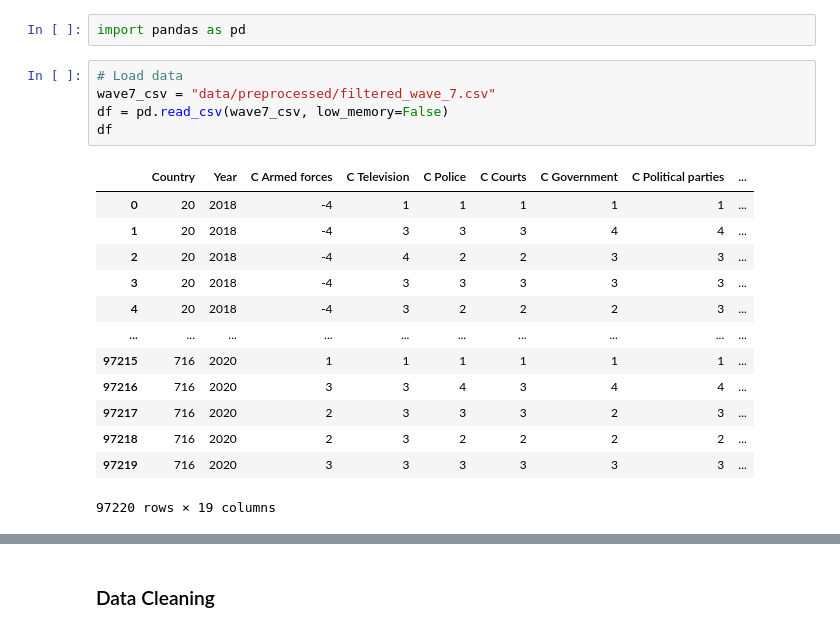
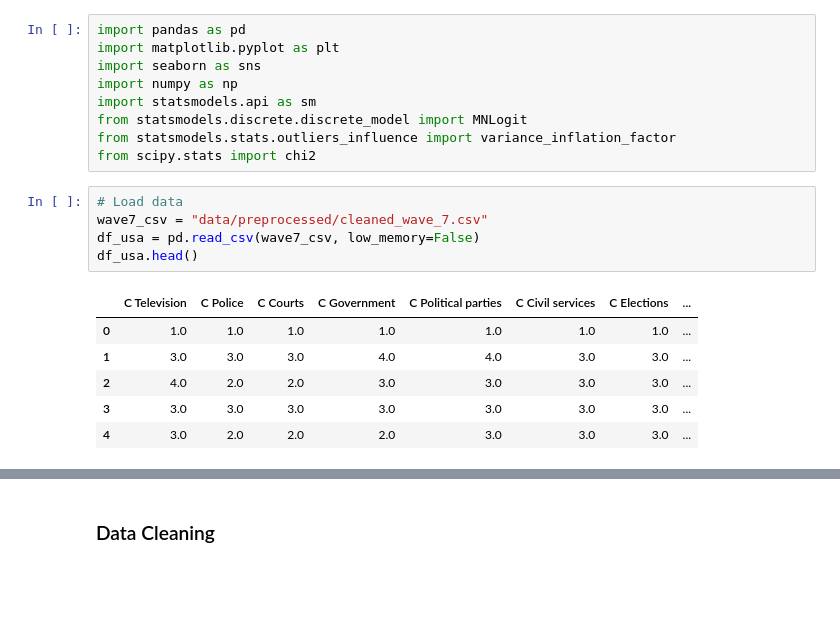
Before and after one commit to r-a-j/World-Value-Survey, a Jupyter notebook: RQ1_Exploratory_analysis.ipynb, the cells around one changed output, grey strips where cells are left out. Saved outputs shown, nothing was run; the diff lists cells and outputs as text; blank space fills up the shorter version.

```diff
--- a/RQ1_Exploratory_analysis.ipynb
+++ b/RQ1_Exploratory_analysis.ipynb
@@ -1,21 +1,21 @@
-# %%
-import pandas as pd
+# %%
+import pandas as pd
+import matplotlib.pyplot as plt
+import seaborn as sns
+import numpy as np
+import statsmodels.api as sm
+from statsmodels.discrete.discrete_model import MNLogit
+from statsmodels.stats.outliers_influence import variance_inflation_factor
+from scipy.stats import chi2
 # %%
 # Load data
-wave7_csv = "data/preprocessed/filtered_wave_7.csv"
-df = pd.read_csv(wave7_csv, low_memory=False)
-df
+wave7_csv = "data/preprocessed/cleaned_wave_7.csv"
+df_usa = pd.read_csv(wave7_csv, low_memory=False)
+df_usa.head()
 # %% [output]
-|  | Country | Year | C Armed forces | C Television | C Police | C Courts | C Government | C Political parties | ... |
-| 0 | 20 | 2018 | -4 | 1 | 1 | 1 | 1 | 1 | ... |
-| 1 | 20 | 2018 | -4 | 3 | 3 | 3 | 4 | 4 | ... |
-| 2 | 20 | 2018 | -4 | 4 | 2 | 2 | 3 | 3 | ... |
-| 3 | 20 | 2018 | -4 | 3 | 3 | 3 | 3 | 3 | ... |
-| 4 | 20 | 2018 | -4 | 3 | 2 | 2 | 2 | 3 | ... |
-| ... | ... | ... | ... | ... | ... | ... | ... | ... | ... |
-| 97215 | 716 | 2020 | 1 | 1 | 1 | 1 | 1 | 1 | ... |
-| 97216 | 716 | 2020 | 3 | 3 | 4 | 3 | 4 | 4 | ... |
-| 97217 | 716 | 2020 | 2 | 3 | 3 | 3 | 2 | 3 | ... |
-| 97218 | 716 | 2020 | 2 | 3 | 2 | 2 | 2 | 2 | ... |
-| 97219 | 716 | 2020 | 3 | 3 | 3 | 3 | 3 | 3 | ... |
+|  | C Television | C Police | C Courts | C Government | C Political parties | C Civil services | C Elections | ... |
+| 0 | 1.0 | 1.0 | 1.0 | 1.0 | 1.0 | 1.0 | 1.0 | ... |
+| 1 | 3.0 | 3.0 | 3.0 | 4.0 | 4.0 | 3.0 | 3.0 | ... |
+| 2 | 4.0 | 2.0 | 2.0 | 3.0 | 3.0 | 3.0 | 3.0 | ... |
+| 3 | 3.0 | 3.0 | 3.0 | 3.0 | 3.0 | 3.0 | 3.0 | ... |
+| 4 | 3.0 | 2.0 | 2.0 | 2.0 | 3.0 | 3.0 | 3.0 | ... |
-97220 rows × 19 columns
```
Also changed, not shown: parts of 44 cells of this notebook.
